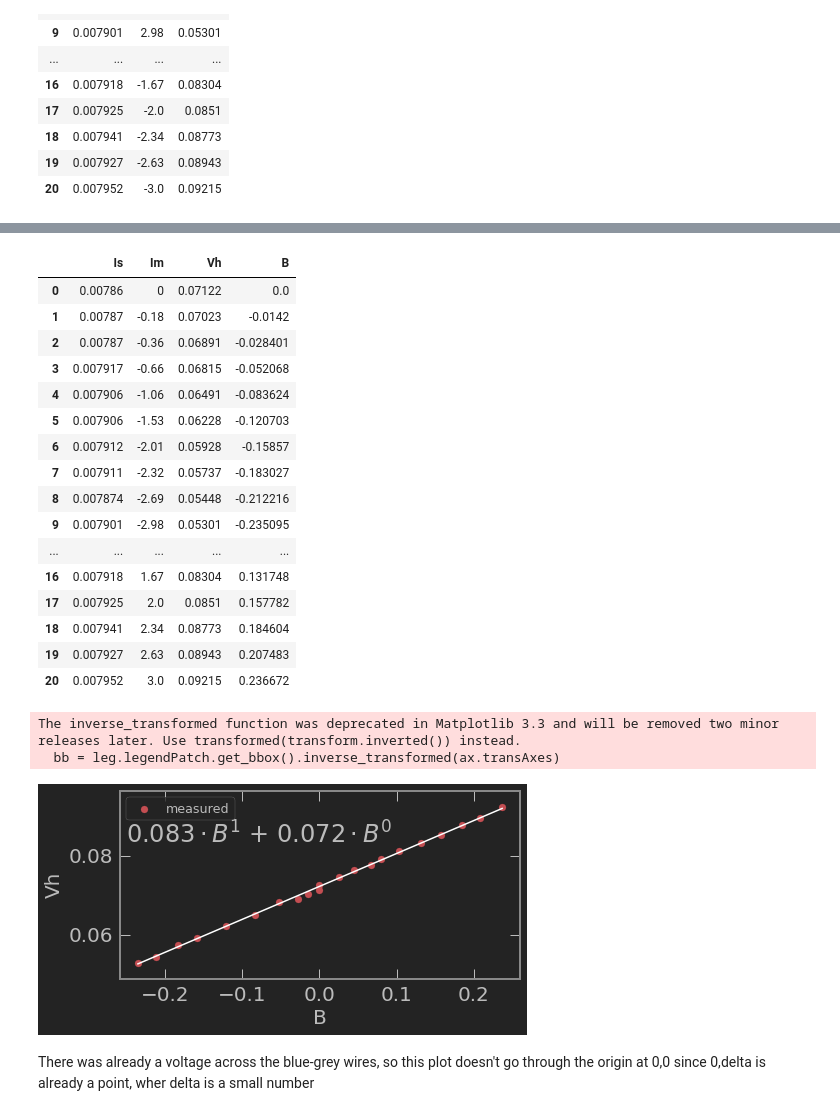
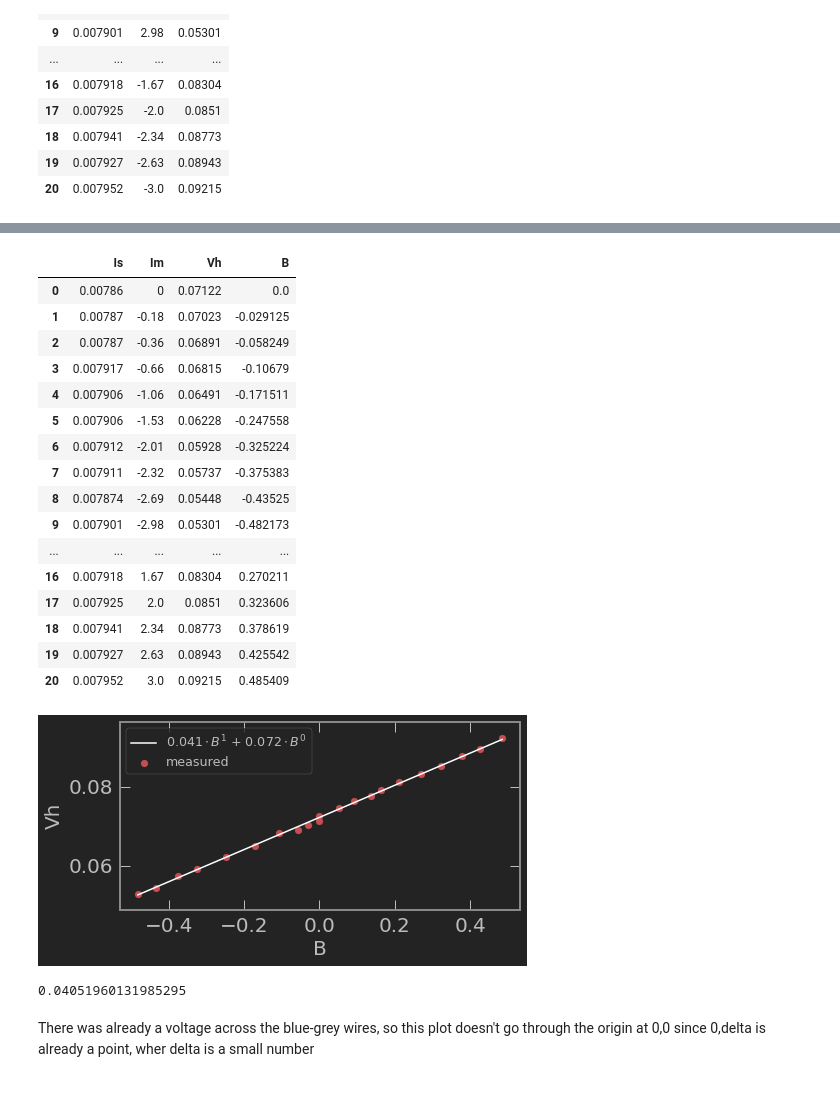
Before and after one commit to trevorm4x/APL-fuel-first, a Jupyter notebook: Lab/Lab2/APL_2_cell.ipynb, the cells around one changed output, grey strips where cells are left out. Drawn from its saved outputs; the diff is of its cells as text; code cells hidden in the pictures.

```diff
--- a/Lab/Lab2/APL_2_cell.ipynb
+++ b/Lab/Lab2/APL_2_cell.ipynb
@@ -286,7 +181,7 @@ fourwire
 # %% [markdown]
 #### Calibration of the Electromagnet
 # %%
-data = pd.read_excel('./Lab2_HALL_alpha.xlsx', skiprows = 1)
+data = pd.read_excel('./Lab2_HALL_alpha_new.xlsx', skiprows = 1)
 # %% [markdown]
 #### Fit
 # %%
@@ -326,11 +218,11 @@ cross_voltage
 # %% [markdown]
 ##### Data
 # %%
-voltages = pd.DataFrame(columns=['Is', 'Im', 'Vh'])
+h_v = pd.DataFrame(columns=['Is', 'Im', 'Vh'])
 
 def add_row(Is, Im, Vh):
-    voltages.loc[voltages.shape[0], :] = [Is, Im, Vh]
-#     display(voltages.iloc[-1])
+    h_v.loc[h_v.shape[0], :] = [Is, Im, Vh]
+#     display(h_v.iloc[-1])
 
 add_row(7.86e-3, 0, 71.22e-3)
 add_row(7.87e-3, .18, 70.23e-3)
@@ -354,7 +246,7 @@ add_row(7.941e-3, -2.34, 87.73e-3)
 add_row(7.927e-3, -2.63, 89.43e-3)
 add_row(7.952e-3, -3.00, 92.15e-3)
 
-voltages
+h_v
 # %% [output]
 |  | Is | Im | Vh |
 | 0 | 0.00786 | 0 | 0.07122 |
@@ -374,5 +266,5 @@ voltages
 | 19 | 0.007927 | -2.63 | 0.08943 |
 | 20 | 0.007952 | -3.0 | 0.09215 |
 # %%
-voltages.Im *= -1
+h_v.Im *= -1
 # %%
@@ -391,33 +284,33 @@ my_graph(voltages['Im'], voltages['Vh'],
 # %%
-voltages.insert(3, 'B', alpha*voltages.Im)
-voltages
+h_v.insert(3, 'B', alpha*h_v.Im)
+h_v
 # %% [output]
 |  | Is | Im | Vh | B |
 | 0 | 0.00786 | 0 | 0.07122 | 0.0 |
-| 1 | 0.00787 | -0.18 | 0.07023 | -0.0142 |
-| 2 | 0.00787 | -0.36 | 0.06891 | -0.028401 |
-| 3 | 0.007917 | -0.66 | 0.06815 | -0.052068 |
-| 4 | 0.007906 | -1.06 | 0.06491 | -0.083624 |
-| 5 | 0.007906 | -1.53 | 0.06228 | -0.120703 |
-| 6 | 0.007912 | -2.01 | 0.05928 | -0.15857 |
-| 7 | 0.007911 | -2.32 | 0.05737 | -0.183027 |
-| 8 | 0.007874 | -2.69 | 0.05448 | -0.212216 |
-| 9 | 0.007901 | -2.98 | 0.05301 | -0.235095 |
+| 1 | 0.00787 | -0.18 | 0.07023 | -0.029125 |
+| 2 | 0.00787 | -0.36 | 0.06891 | -0.058249 |
+| 3 | 0.007917 | -0.66 | 0.06815 | -0.10679 |
+| 4 | 0.007906 | -1.06 | 0.06491 | -0.171511 |
+| 5 | 0.007906 | -1.53 | 0.06228 | -0.247558 |
+| 6 | 0.007912 | -2.01 | 0.05928 | -0.325224 |
+| 7 | 0.007911 | -2.32 | 0.05737 | -0.375383 |
+| 8 | 0.007874 | -2.69 | 0.05448 | -0.43525 |
+| 9 | 0.007901 | -2.98 | 0.05301 | -0.482173 |
 | ... | ... | ... | ... | ... |
-| 16 | 0.007918 | 1.67 | 0.08304 | 0.131748 |
-| 17 | 0.007925 | 2.0 | 0.0851 | 0.157782 |
-| 18 | 0.007941 | 2.34 | 0.08773 | 0.184604 |
-| 19 | 0.007927 | 2.63 | 0.08943 | 0.207483 |
-| 20 | 0.007952 | 3.0 | 0.09215 | 0.236672 |
+| 16 | 0.007918 | 1.67 | 0.08304 | 0.270211 |
+| 17 | 0.007925 | 2.0 | 0.0851 | 0.323606 |
+| 18 | 0.007941 | 2.34 | 0.08773 | 0.378619 |
+| 19 | 0.007927 | 2.63 | 0.08943 | 0.425542 |
+| 20 | 0.007952 | 3.0 | 0.09215 | 0.485409 |
 # %%
 from Helper.numbers import get_leading_figure
 # %%
-my_graph(voltages['B'], voltages['Vh'],
+[dvh_db, _] = my_graph(h_v['B'], h_v['Vh'],
          'linear', 'linear', 'B', 'Vh', 'l2_d_4b', '', 1)
+dvh_db
 # %% [output]
+[figure, new version]
-The inverse_transformed function was deprecated in Matplotlib 3.3 and will be removed two minor releases later. Use transformed(transform.inverted()) instead.
-  bb = leg.legendPatch.get_bbox().inverse_transformed(ax.transAxes)
+0.04051960131985295
-[figure, old version]
 # %% [markdown]
 There was already a voltage across the blue-grey wires, so this plot doesn't go through the origin at 0,0 since 0,delta is already a point, wher delta is a small number
 # %% [markdown]
```
Also changed, not shown: parts of 25 cells of this notebook, 5 other files.
